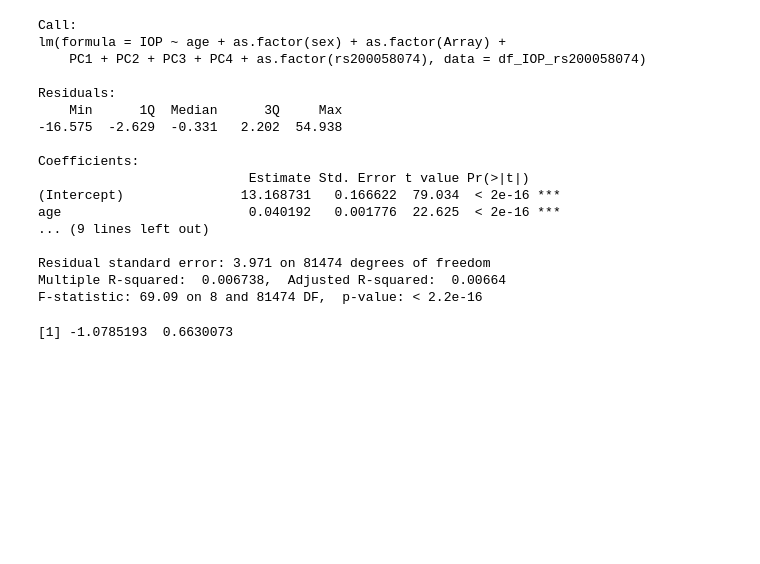
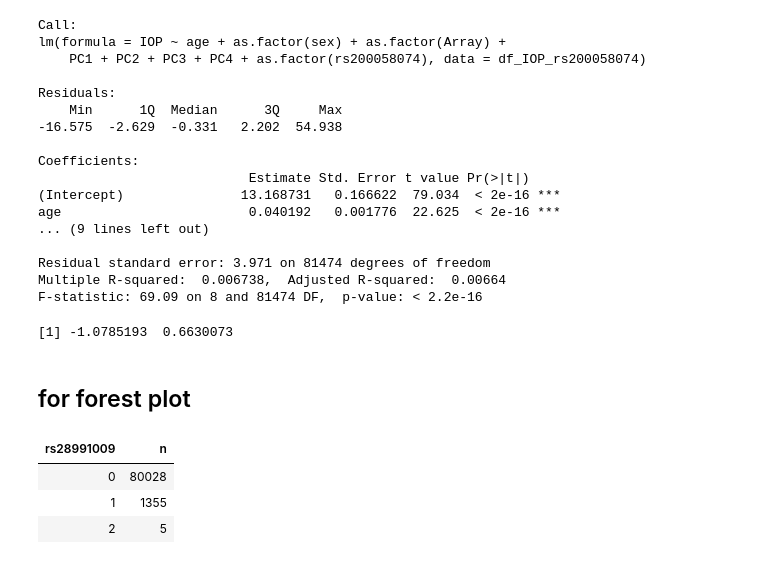
Before and after one commit to rivas-lab/ANGPTL7, a Jupyter notebook: notebook/ukbb_individual_level_data_analysis/regression_IOP.ipynb, the cells around one changed output. Saved outputs shown, nothing was run; the diff lists cells and outputs as text; code cells hidden in the pictures; blank space fills up the shorter version.

```diff
--- a/notebook/ukbb_individual_level_data_analysis/regression.ipynb
+++ b/notebook/ukbb_individual_level_data_analysis/regression_IOP.ipynb
@@ -247,3 +247,28 @@ F-statistic: 69.09 on 8 and 81474 DF,  p-value: < 2.2e-16
 show_95CI(-0.207756, 0.444267)
 # %% [output]
 [1] -1.0785193  0.6630073
+# %% [markdown]
+## for forest plot
+# %%
+df2_IOP_rs28991009 <- geno_df %>% select(IID, rs28991009_G) %>%
+inner_join(IOP_pheno_df %>% select(IID, IOP), by='IID') %>%
+inner_join(covar_df %>% select(-FID), by='IID') %>%
+filter(IOP != -9) %>% drop_na() %>%
+# left_join(
+#     data.frame(
+#         rs28991009_G = c(0, 1, 2),
+#         rs28991009 = c('T/T', 'G/T', 'G/G')
+#     ),
+#     by='rs28991009_G'
+# ) %>%
+mutate(
+    rs28991009 = 2 - rs28991009_G
+) %>%
+select(-rs28991009_G)
+# %%
+df2_IOP_rs28991009 %>% count(rs28991009)
+# %% [output]
+| rs28991009 | n |
+| 0 | 80028 |
+| 1 | 1355 |
+| 2 | 5 |
```
Also changed, not shown: parts of 2 cells of this notebook, 9 other files.
